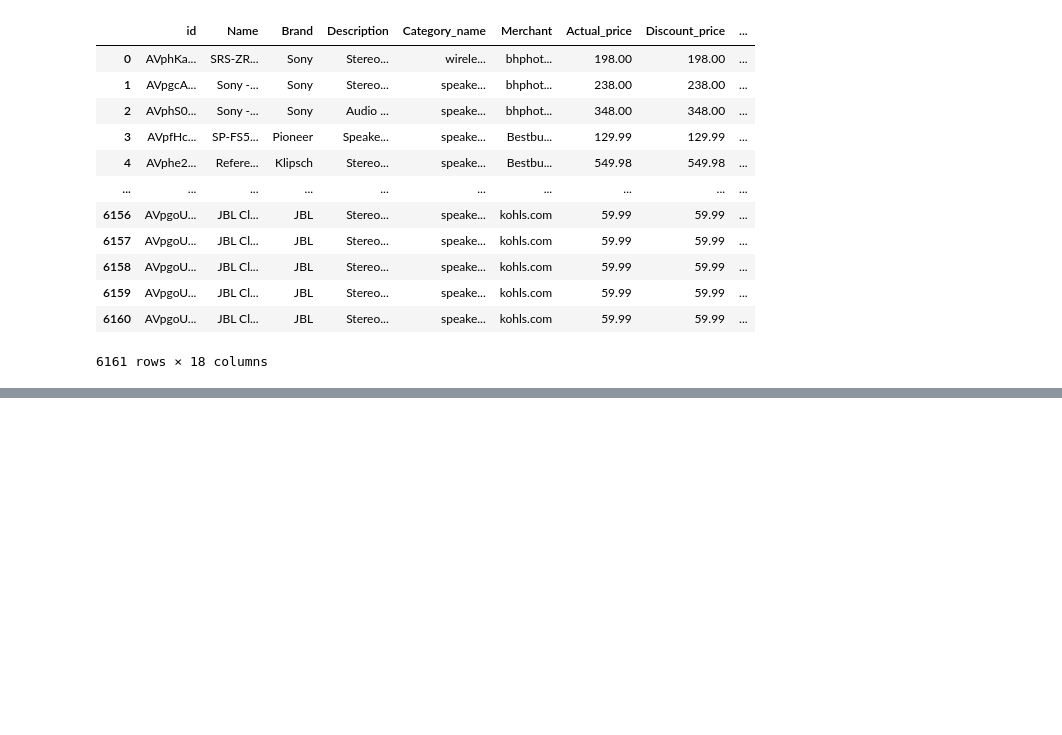
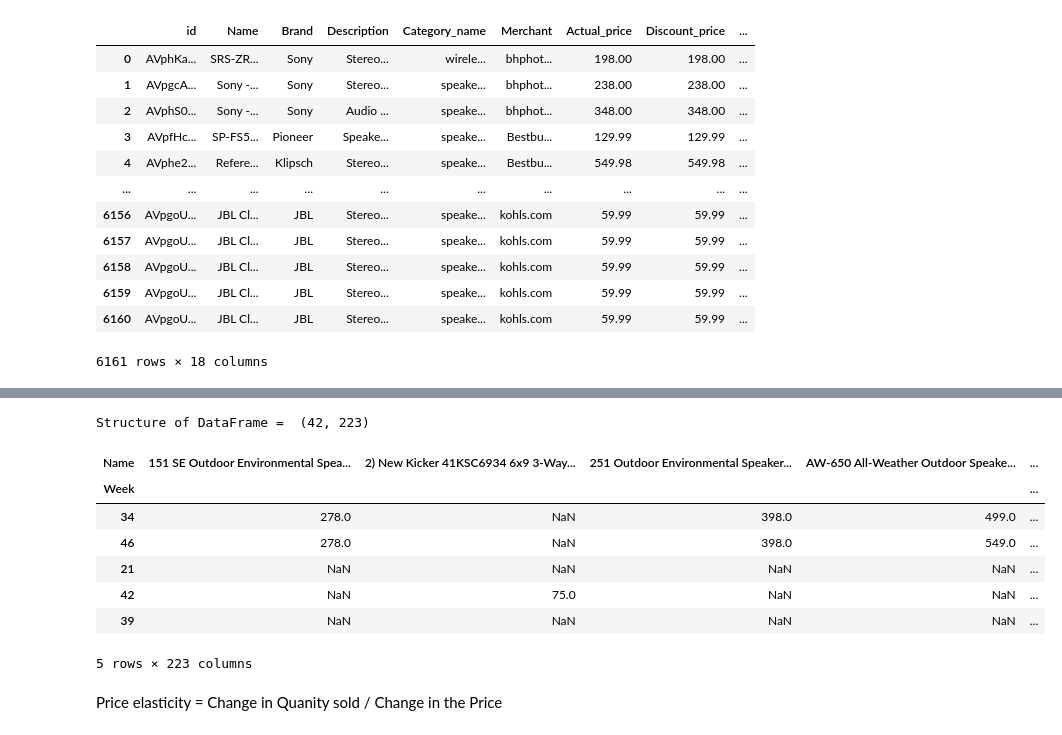
Before and after one commit to prasad-wakchoure/project, a Jupyter notebook: Siddharth/03-Model.ipynb, the cells around one changed output, grey strips where cells are left out. Saved outputs shown, nothing was run; the diff lists cells and outputs as text; code cells hidden in the pictures; blank space fills up the shorter version.

Commit message:
- added X,Y data in DF

```diff
--- a/Siddharth/03-Model.ipynb
+++ b/Siddharth/03-Model.ipynb
@@ -96,0 +68,3 @@ import sklearn
+# %%
+#Grouping data by Name and Week number.
+dfx_mod = dfx.groupby(['Name', 'Week']).agg({'Discount_price':'mean','Imp_count':'sum'}).reset_index()
@@ -96,0 +80,16 @@ import sklearn
+# %%
+
+#New X dataframe.
+x_new = dfx_mod.pivot(index='Week', columns='Name' ,values='Discount_price')
+print("Structure of DataFrame = ",x_new.shape)
+x_new.sample(5)
+# %% [output]
+Structure of DataFrame =  (42, 223)
+| Name | 151 SE Outdoor Environmental Spea... | 2) New Kicker 41KSC6934 6x9 3-Way... | 251 Outdoor Environmental Speaker... | AW-650 All-Weather Outdoor Speake... | ... |
+| Week |  |  |  |  | ... |
+| 34 | 278.0 | NaN | 398.0 | 499.0 | ... |
+| 46 | 278.0 | NaN | 398.0 | 549.0 | ... |
+| 21 | NaN | NaN | NaN | NaN | ... |
+| 42 | NaN | 75.0 | NaN | NaN | ... |
+| 39 | NaN | NaN | NaN | NaN | ... |
+5 rows × 223 columns
@@ -96,0 +109,2 @@ import sklearn
+# %% [markdown]
+Price elasticity = Change in Quanity sold / Change in the Price
```
Also changed, not shown: parts of 13 cells of this notebook.
